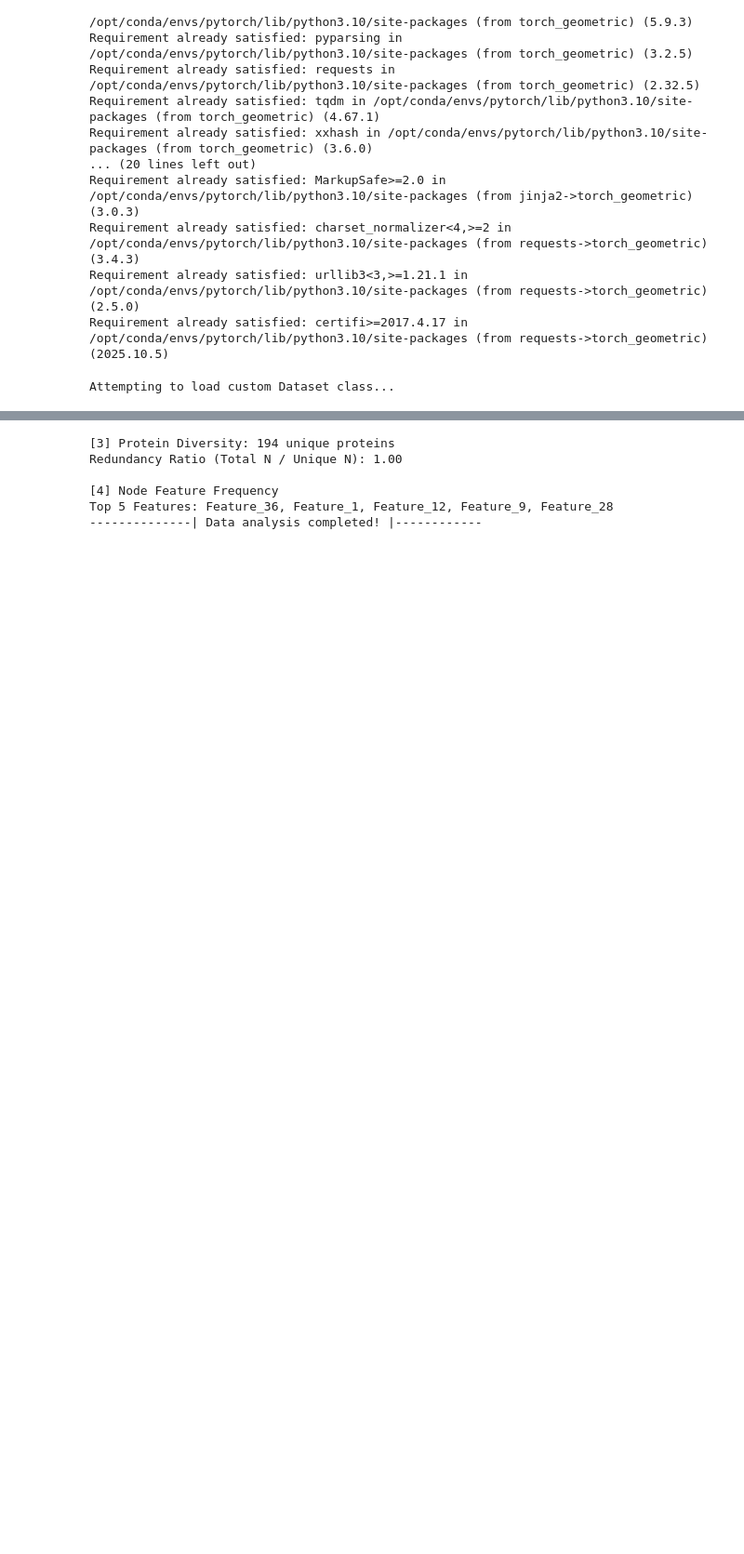
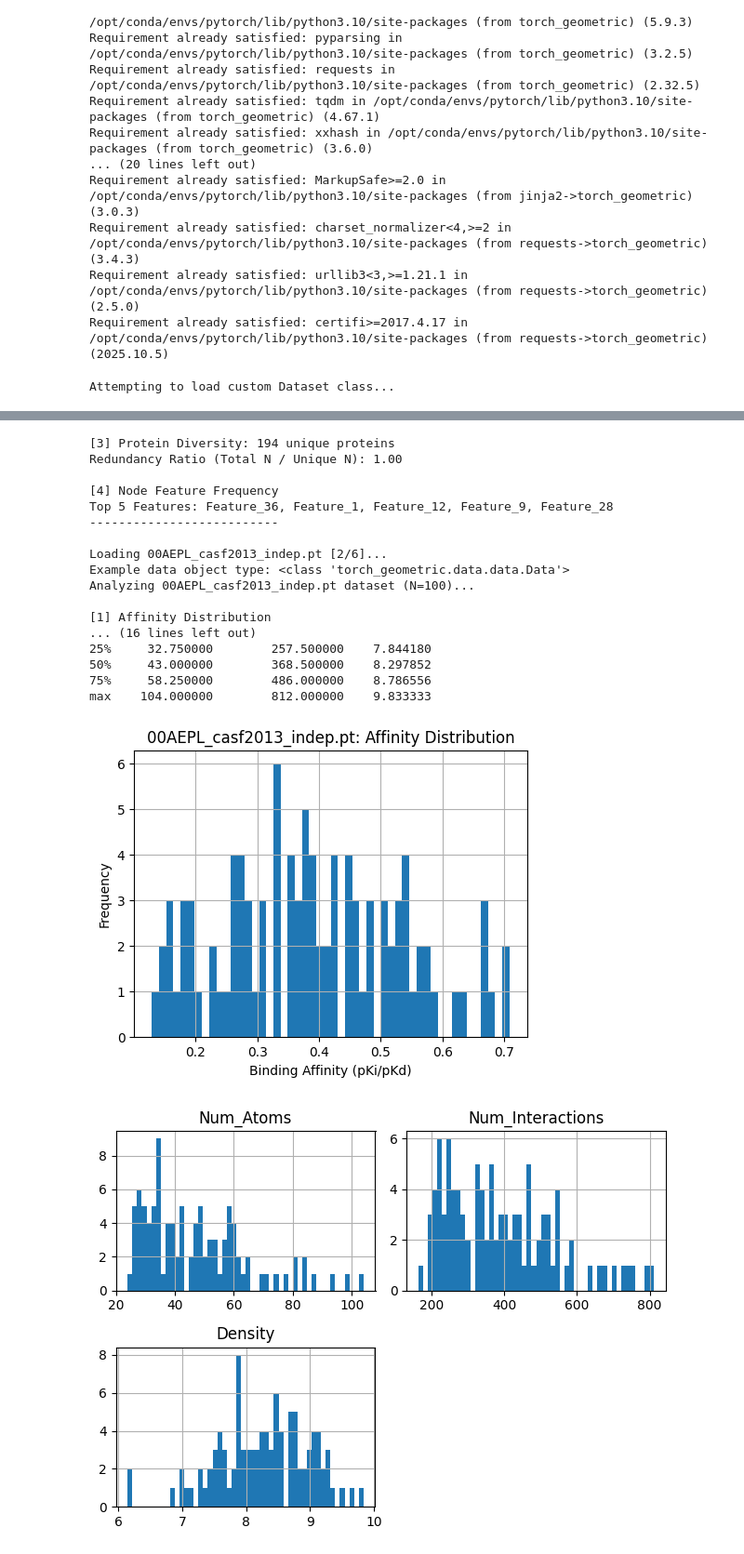
Before and after one commit to siavashadpey/CS224W_Project, a Jupyter notebook: notebooks/data_analysis.ipynb, the cells around one changed output, grey strips where cells are left out. Shown at 93% size. Cells and saved outputs as stored; diff of their text form; code cells hidden in the pictures; blank space fills up the shorter version.

Commit message:
Run of all 00AEPL datasets

```diff
--- a/notebooks/data_analysis.ipynb
+++ b/notebooks/data_analysis.ipynb
@@ -39,11 +39,11 @@ DATA_DIR = os.path.join(os.path.expanduser('~'), 'gcs_pdbbind_mount')
 # List of dataset files to analyze
 DATASET_FILES = [
     '00AEPL_casf2013.pt',
-    # '00AEPL_casf2013_indep.pt',
-    # '00AEPL_casf2016.pt',
-    # '00AEPL_casf2016_indep.pt',
-    # '00AEPL_train_cleansplit.pt',
-    # '00AEPL_train_pdbbind.pt'
+    '00AEPL_casf2013_indep.pt',
+    '00AEPL_casf2016.pt',
+    '00AEPL_casf2016_indep.pt',
+    '00AEPL_train_cleansplit.pt',
+    '00AEPL_train_pdbbind.pt'
 ]
 # %%
 # Dynamic Import of Custom Datasets Class
@@ -154,14 +155,14 @@ def run_data_analysis(df, dataset_name):
 if not os.path.exists(DATA_DIR):
     raise RuntimeError(f"FATAL ERROR: Path {DATA_DIR} does not exist.")
 
-for filename in DATASET_FILES:
+for i, filename in enumerate(DATASET_FILES):
     data_filepath = os.path.join(DATA_DIR, filename)
 
     if not os.path.exists(data_filepath):
         print(f"WARNING: File not found: {data_filepath}. Skipping...")
         continue
 
-    print(f"Loading {filename}...")
+    print(f"Loading {filename} [{i+1}/{len(DATASET_FILES)}]...")
     try:
         # Load data_list
         data_list = torch.load(data_filepath)
@@ -180,24 +181,37 @@ Loading 00AEPL_casf2013.pt...
 Example data object type: <class 'torch_geometric.data.data.Data'>
 Analyzing 00AEPL_casf2013.pt dataset (N=194)...
 
 [1] Affinity Distribution
 count    194.000000
 mean       0.394762
 std        0.139924
 min        0.129375
 25%        0.288437
 50%        0.392188
 75%        0.499375
 ... (9 lines left out)
 25%     33.000000        266.250000    7.827324
 50%     43.000000        362.500000    8.366071
 75%     57.000000        476.000000    8.825829
 max    104.000000        812.000000    9.967742
 [figure]
 [figure]
 [3] Protein Diversity: 194 unique proteins
 Redundancy Ratio (Total N / Unique N): 1.00
 
 [4] Node Feature Frequency
 Top 5 Features: Feature_36, Feature_1, Feature_12, Feature_9, Feature_28
---------------| Data analysis completed! |------------
+--------------------------
+
+Loading 00AEPL_casf2013_indep.pt [2/6]...
+Example data object type: <class 'torch_geometric.data.data.Data'>
+Analyzing 00AEPL_casf2013_indep.pt dataset (N=100)...
+
+[1] Affinity Distribution
+... (16 lines left out)
+25%     32.750000        257.500000    7.844180
+50%     43.000000        368.500000    8.297852
+75%     58.250000        486.000000    8.786556
+max    104.000000        812.000000    9.833333
+[figure, added]
+[figure, added]
```
Also changed, not shown: parts of 2 cells of this notebook.
